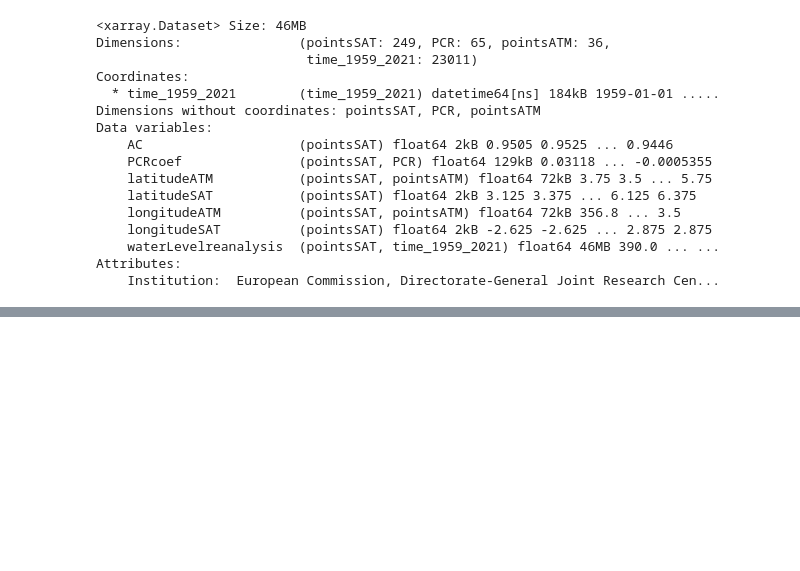
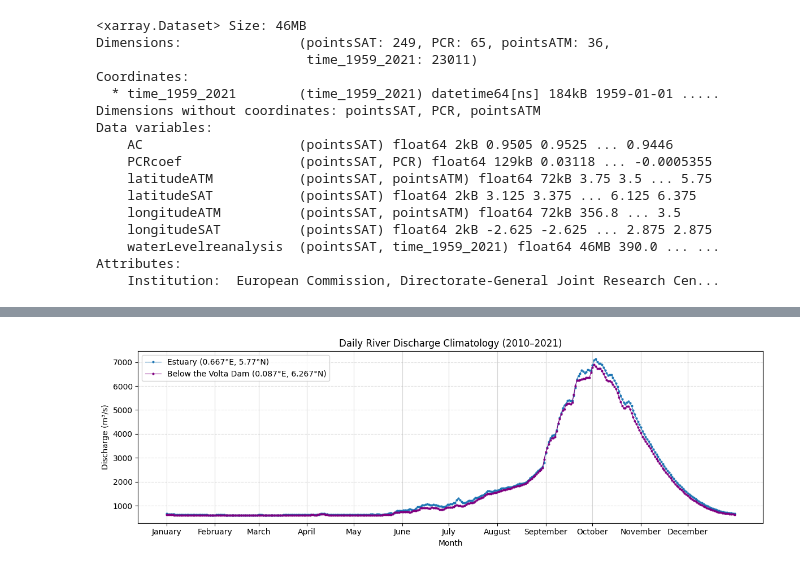
Before and after one commit to AlessandraGolini/SoC_master_thesis, a Jupyter notebook: script/keta_analysis.ipynb, the cells around one changed output, grey strips where cells are left out. Cells and saved outputs as stored; diff of their text form; code cells hidden in the pictures; blank space fills up the shorter version.

```diff
--- a/script/keta_analysis.ipynb
+++ b/script/keta_analysis.ipynb
@@ -567,0 +730,27 @@ wl_estuary = wl_estuary.sortby("time")
+# %%
+# --------------------------------------
+# Daily RD climatology plot
+# --------------------------------------
+month_names = [m[:3] for m in calendar.month_name[1:]]
+
+fig, ax = plt.subplots(figsize=(12,4))
+ax.plot(rdE_dailyclim['date'].values, rdE_dailyclim.values, marker='o',
+        ms=2, lw=0.8, label = 'Estuary (0.667°E, 5.77°N)')
+ax.plot(rdL_dailyclim['date'].values, rdL_dailyclim.values, marker = 'o',
+        color = 'purple', ms=2, lw=0.8, label ='Below the Volta Dam (0.087°E, 6.267°N)')
+ax.set_title("Daily River Discharge Climatology (2010–2021)")
+ax.set_ylabel("Discharge (m³/s)")
+ax.set_xlabel("Month")
+ax.grid(True, axis='x', alpha=0.5)
+ax.grid(True, axis='y', linestyle='--', alpha=0.4)
+ax.legend()
+
+# Tidy monthly ticks
+ref_year = int(pd.to_datetime(rdE_dailyclim['date'].values[0]).year)  # or simply 2010
+mticks, mlabels = month_ticks_for(ref_year)
+ax.set_xticks(mticks)
+ax.set_xticklabels(mlabels)
+plt.tight_layout()
+plt.show()
+# %% [output]
+[figure, added]
```
Also changed, not shown: parts of 36 cells of this notebook.
